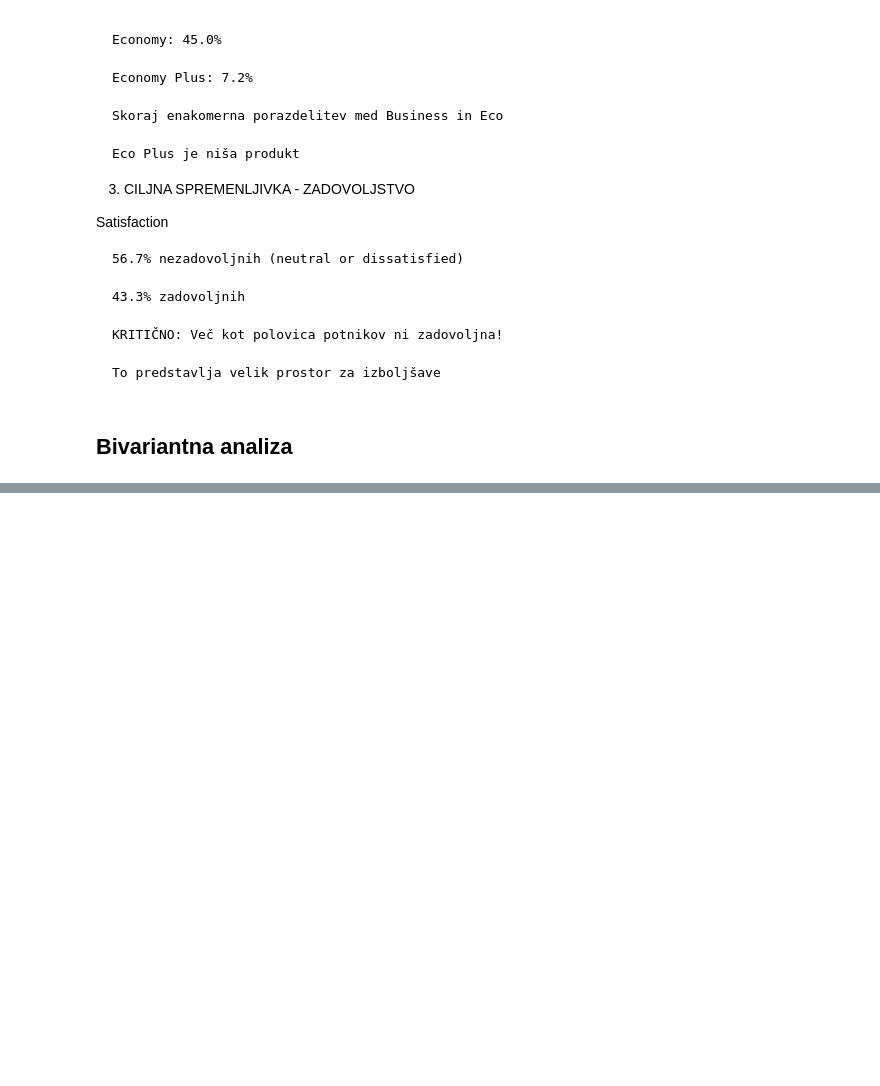
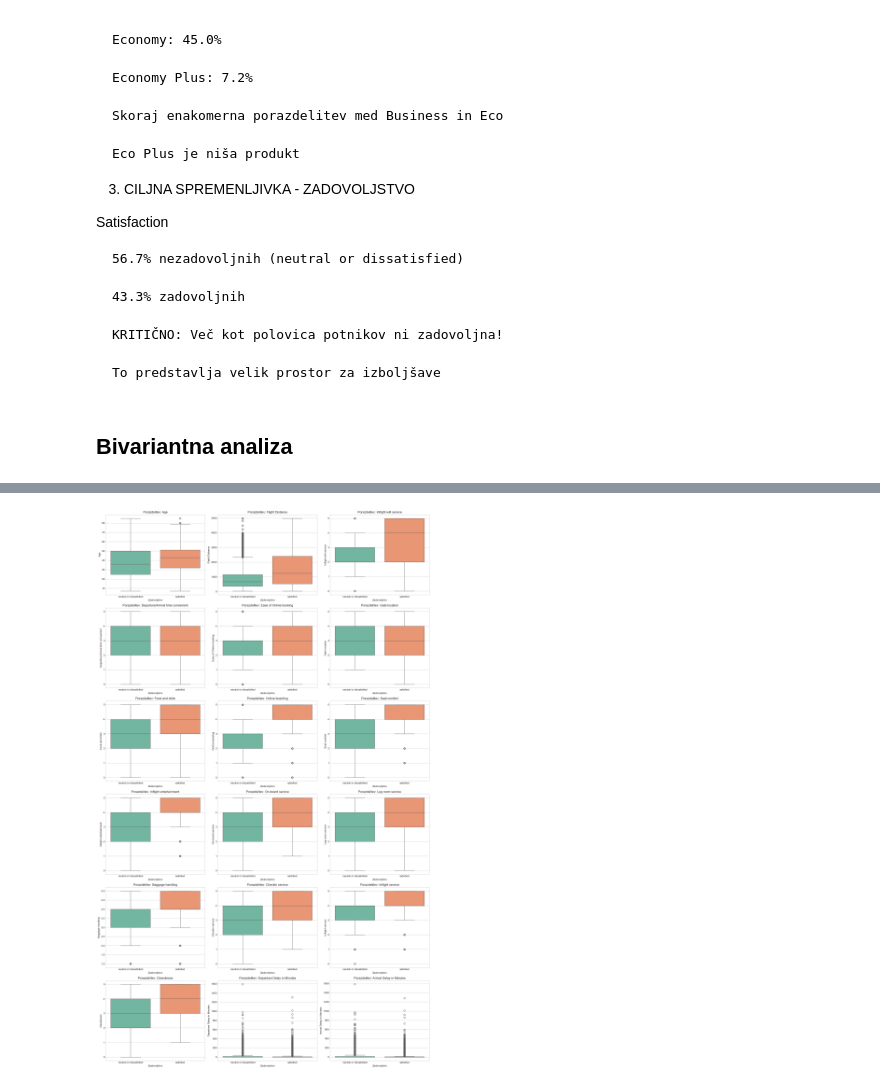
Before and after one commit to RokPorekar/VUVI-seminar-paper, a Jupyter notebook: report.ipynb, the cells around one changed output, grey strips where cells are left out. Drawn from its saved outputs; the diff is of its cells as text; code cells hidden in the pictures; blank space fills up the shorter version.

```diff
--- a/report.ipynb
+++ b/report.ipynb
@@ -96,6 +110,9 @@ Velikost podatkovne baze: (103904, 25)
 # %%
 # Identificiraj numerične spremenljivke
 numeric_cols = df.select_dtypes(include=[np.number]).columns.tolist()
+
+if 'id' in numeric_cols: numeric_cols.remove('id')
+if 'Unnamed: 0' in numeric_cols: numeric_cols.remove('Unnamed: 0')
 
 # Izračunaj statistike
 desc_stats = pd.DataFrame()
@@ -448,3 +467,15 @@ Satisfaction
     To predstavlja velik prostor za izboljšave
 # %% [markdown]
 ## Bivariantna analiza
+# %%
+from scipy.stats import chi2_contingency, ttest_ind, mannwhitneyu, normaltest, levene
+# Priprava seznama za rezultate
+bivariate_results = []
+
+# Definiramo numerične in kategorične stolpce (brez ciljne spremenljivke)
+target = 'satisfaction'
+if 'id' in numeric_cols: numeric_cols.remove('id')
+if 'Unnamed: 0' in numeric_cols: numeric_cols.remove('Unnamed: 0')
+
+
+if target in categorical_cols: categorical_cols.remove(target)
@@ -450,0 +570,19 @@ Satisfaction
+# %%
+import math
+
+n_cols = 3
+n_rows = math.ceil(len(numeric_cols) / n_cols)
+
+plt.figure(figsize=(18, n_rows * 5)) # Višina se prilagodi številu vrstic
+
+for i, col in enumerate(numeric_cols, 1):
+    plt.subplot(n_rows, n_cols, i)
+    sns.boxplot(data=df, x='satisfaction', y=col, palette='Set2')
+    plt.title(f'Porazdelitev: {col}')
+    plt.xlabel('Zadovoljstvo')
+    plt.ylabel(col)
+
+plt.tight_layout()
+plt.show()
+# %% [output]
+[figure, added]
```
Also changed, not shown: parts of 6 cells of this notebook.
